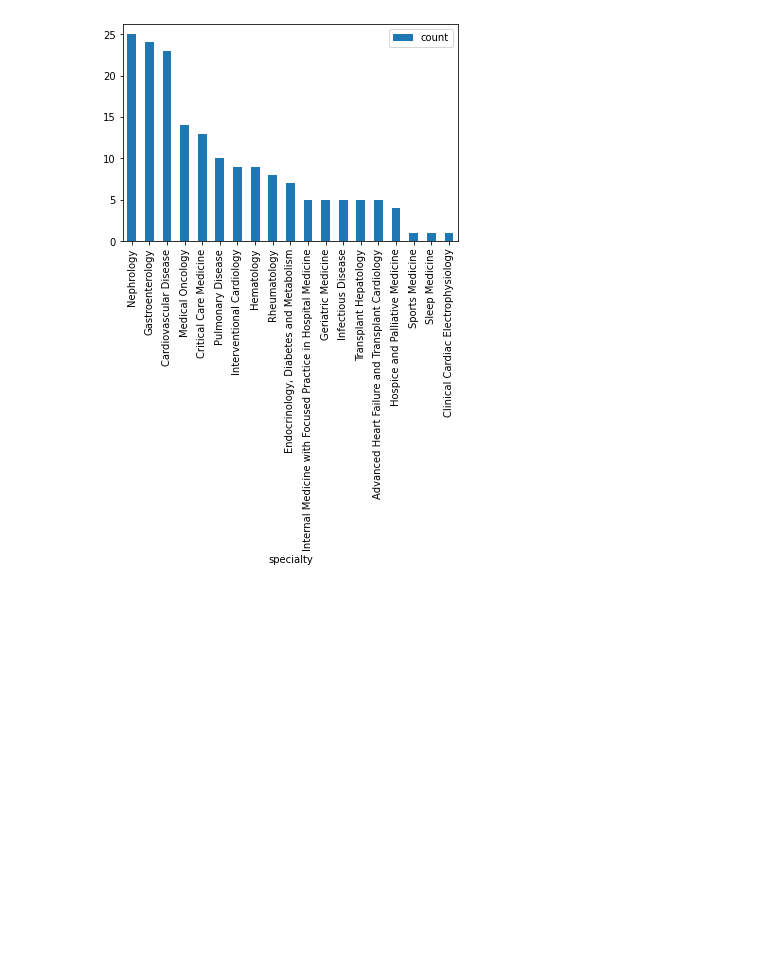
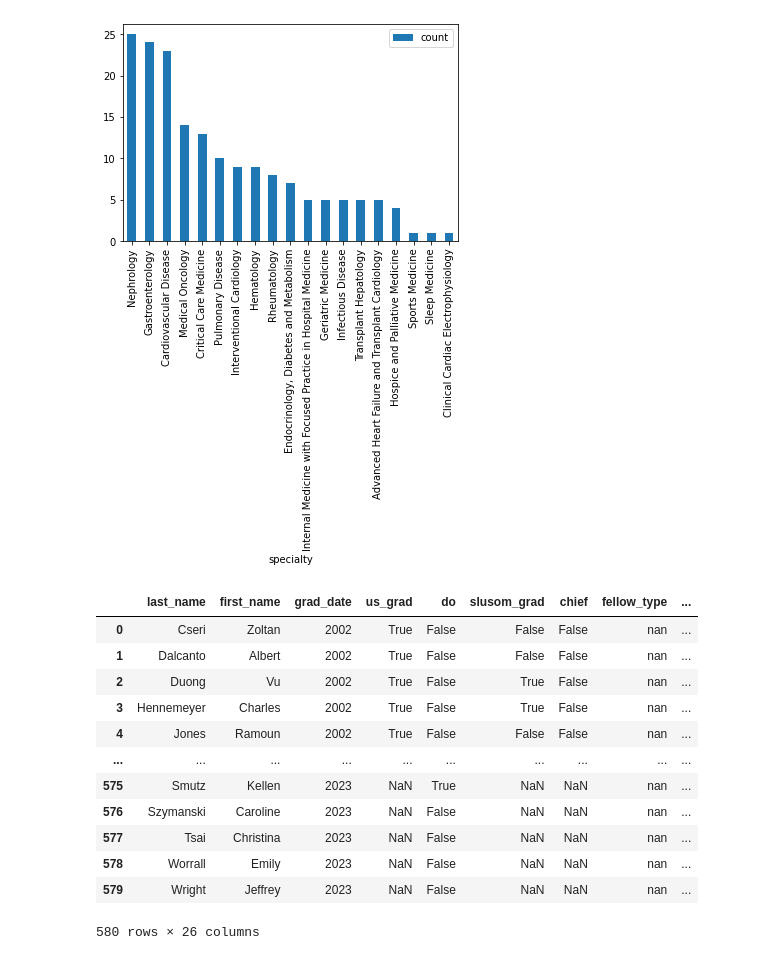
Before and after one commit to fbuckhold3/hds5210-2021, a Jupyter notebook: final/final.ipynb, the cells around one changed output. Saved outputs shown, nothing was run; the diff lists cells and outputs as text; code cells hidden in the pictures; blank space fills up the shorter version.

```diff
--- a/final/final.ipynb
+++ b/final/final.ipynb
@@ -417,6 +417,22 @@ spec_sort.plot.bar(x = 'specialty', y = 'count')
 # %% [output]
 <matplotlib.axes._subplots.AxesSubplot at 0x...>
 [figure]
+# %%
+combined_res
+# %% [output]
+|  | last_name | first_name | grad_date | us_grad | do | slusom_grad | chief | fellow_type | ... |
+| 0 | Cseri | Zoltan | 2002 | True | False | False | False | nan | ... |
+| 1 | Dalcanto | Albert | 2002 | True | False | False | False | nan | ... |
+| 2 | Duong | Vu | 2002 | True | False | True | False | nan | ... |
+| 3 | Hennemeyer | Charles | 2002 | True | False | True | False | nan | ... |
+| 4 | Jones | Ramoun | 2002 | True | False | False | False | nan | ... |
+| ... | ... | ... | ... | ... | ... | ... | ... | ... | ... |
+| 575 | Smutz | Kellen | 2023 | NaN | True | NaN | NaN | nan | ... |
+| 576 | Szymanski | Caroline | 2023 | NaN | False | NaN | NaN | nan | ... |
+| 577 | Tsai | Christina | 2023 | NaN | False | NaN | NaN | nan | ... |
+| 578 | Worrall | Emily | 2023 | NaN | False | NaN | NaN | nan | ... |
+| 579 | Wright | Jeffrey | 2023 | NaN | False | NaN | NaN | nan | ... |
+580 rows × 26 columns
 # %%
 %%bash
 git pull
```
Also changed, not shown: parts of 1 cell of this notebook, 12 other files.
